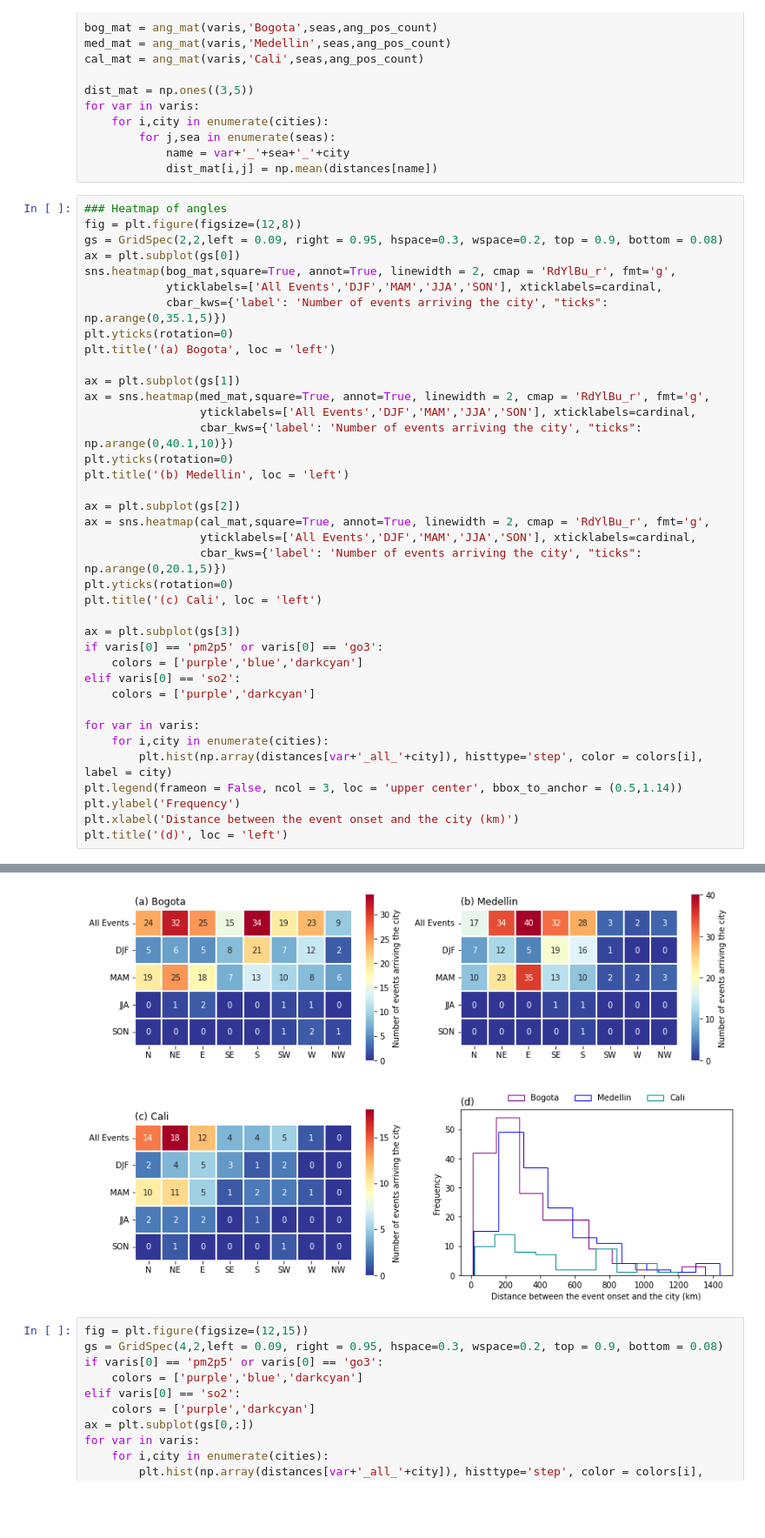
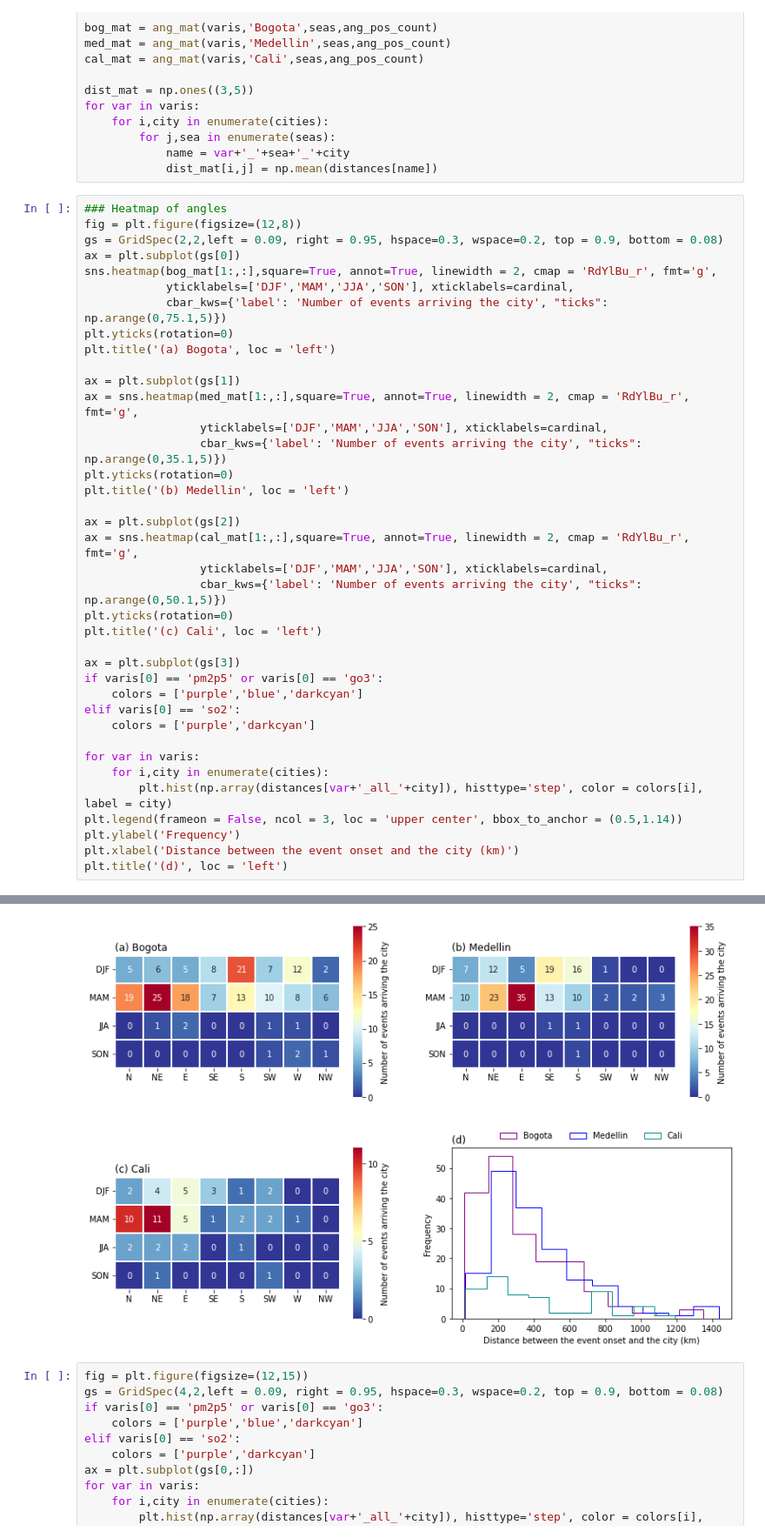
Before and after one commit to Casicus94/Lagrangian_air_quality, a Jupyter notebook: Lagragian_Air_quality.ipynb, the cells around one changed output, grey strips where cells are left out. Shown at 87% size. Saved outputs shown, nothing was run; the diff lists cells and outputs as text; blank space fills up the shorter version.

```diff
--- a/Lagragian_Air_quality.ipynb
+++ b/Lagragian_Air_quality.ipynb
@@ -396,43 +396,43 @@ for var in varis:
 ### Heatmap of angles
 fig = plt.figure(figsize=(12,8))
 gs = GridSpec(2,2,left = 0.09, right = 0.95, hspace=0.3, wspace=0.2, top = 0.9, bottom = 0.08)
 ax = plt.subplot(gs[0])
-sns.heatmap(bog_mat,square=True, annot=True, linewidth = 2, cmap = 'RdYlBu_r', fmt='g',
-            yticklabels=['All Events','DJF','MAM','JJA','SON'], xticklabels=cardinal,
-            cbar_kws={'label': 'Number of events arriving the city', "ticks": np.arange(0,35.1,5)})
+sns.heatmap(bog_mat[1:,:],square=True, annot=True, linewidth = 2, cmap = 'RdYlBu_r', fmt='g',
+            yticklabels=['DJF','MAM','JJA','SON'], xticklabels=cardinal,
+            cbar_kws={'label': 'Number of events arriving the city', "ticks": np.arange(0,75.1,5)})
 plt.yticks(rotation=0)
 plt.title('(a) Bogota', loc = 'left')
 
 ax = plt.subplot(gs[1])
-ax = sns.heatmap(med_mat,square=True, annot=True, linewidth = 2, cmap = 'RdYlBu_r', fmt='g',
-                 yticklabels=['All Events','DJF','MAM','JJA','SON'], xticklabels=cardinal,
-                 cbar_kws={'label': 'Number of events arriving the city', "ticks": np.arange(0,40.1,10)})
+ax = sns.heatmap(med_mat[1:,:],square=True, annot=True, linewidth = 2, cmap = 'RdYlBu_r', fmt='g',
+                 yticklabels=['DJF','MAM','JJA','SON'], xticklabels=cardinal,
+                 cbar_kws={'label': 'Number of events arriving the city', "ticks": np.arange(0,35.1,5)})
 plt.yticks(rotation=0)
 plt.title('(b) Medellin', loc = 'left')
 
 ax = plt.subplot(gs[2])
-ax = sns.heatmap(cal_mat,square=True, annot=True, linewidth = 2, cmap = 'RdYlBu_r', fmt='g',
-                 yticklabels=['All Events','DJF','MAM','JJA','SON'], xticklabels=cardinal,
-                 cbar_kws={'label': 'Number of events arriving the city', "ticks": np.arange(0,20.1,5)})
+ax = sns.heatmap(cal_mat[1:,:],square=True, annot=True, linewidth = 2, cmap = 'RdYlBu_r', fmt='g',
+                 yticklabels=['DJF','MAM','JJA','SON'], xticklabels=cardinal,
+                 cbar_kws={'label': 'Number of events arriving the city', "ticks": np.arange(0,50.1,5)})
 plt.yticks(rotation=0)
 plt.title('(c) Cali', loc = 'left')
 
 ax = plt.subplot(gs[3])
 if varis[0] == 'pm2p5' or varis[0] == 'go3':
     colors = ['purple','blue','darkcyan']
 elif varis[0] == 'so2':
     colors = ['purple','darkcyan']
 
 for var in varis:
     for i,city in enumerate(cities):
         plt.hist(np.array(distances[var+'_all_'+city]), histtype='step', color = colors[i], label = city)
 plt.legend(frameon = False, ncol = 3, loc = 'upper center', bbox_to_anchor = (0.5,1.14))
 plt.ylabel('Frequency')
 plt.xlabel('Distance between the event onset and the city (km)')
 plt.title('(d)', loc = 'left')
 # %% [output]
 Text(0.0, 1.0, '(d)')
-[figure, old version]
+[figure, new version]
 # %%
 fig = plt.figure(figsize=(12,15))
 gs = GridSpec(4,2,left = 0.09, right = 0.95, hspace=0.3, wspace=0.2, top = 0.9, bottom = 0.08)
```
Also changed, not shown: parts of 5 cells of this notebook.
